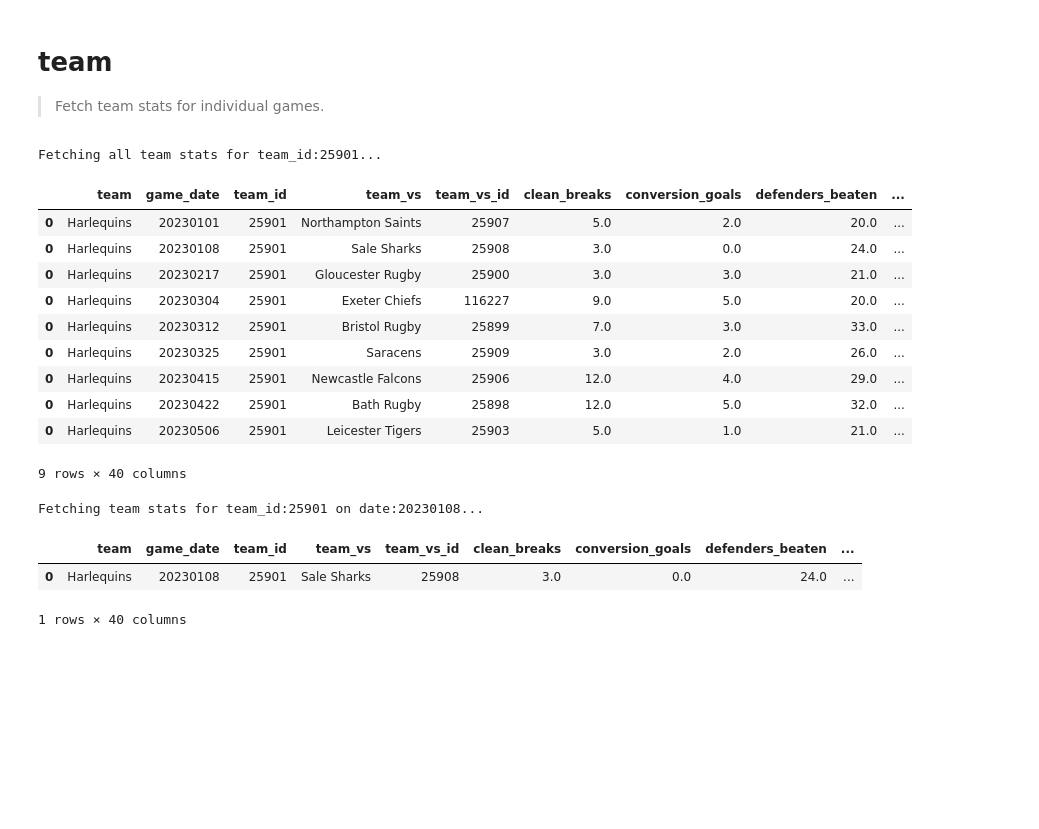
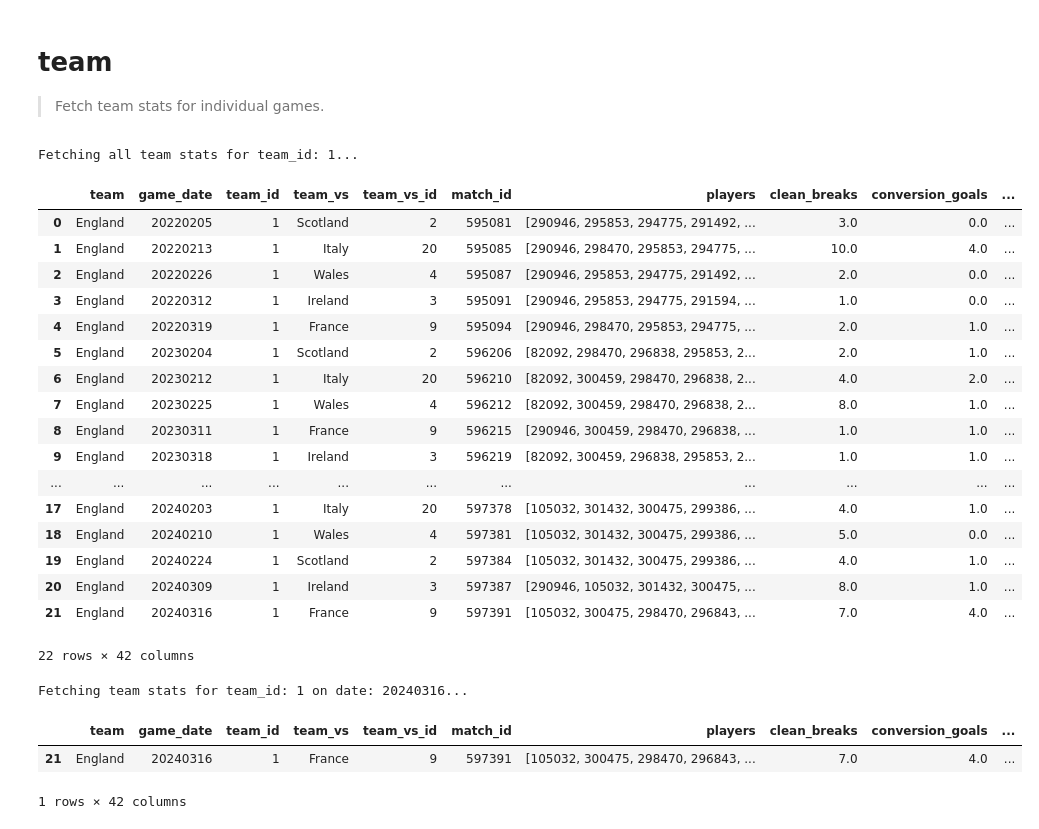
Before and after one commit to seanyboi/rugbypy, a Jupyter notebook: nbs/team.ipynb, the cells around one changed output. Drawn from its saved outputs; the diff is of its cells as text; code cells hidden in the pictures; blank space fills up the shorter version.

Commit message:
v2.0.0 of rugbypy

```diff
--- a/nbs/team.ipynb
+++ b/nbs/team.ipynb
@@ -21,52 +20,51 @@ def fetch_team_stats(team_id: str, date: typing.Optional[str] = None):
     """
     Fetches all team stats for a particular team or if a date is passed then just for a particular game
     """
-    if date:
-        print(f"Fetching team stats for team_id:{team_id} on date:{date}...")
-    else:
-        print(f"Fetching all team stats for team_id:{team_id}...")
     try:
         if date:
-            team_url = f"https://github.com/seanyboi/rugbydata/blob/main/data/team/{team_id}/{date}.parquet?raw=true"
+            print(f"Fetching team stats for team_id: {team_id} on date: {date}...")
+            team_url = f"https://github.com/seanyboi/rugbydata/blob/main/data/v2/team/{team_id}.parquet?raw=true"
             team_stats = pd.read_parquet(team_url, engine="pyarrow")
+            team_stats = team_stats.query('game_date == @date')
             return team_stats
         else:
-            team_url = (
-                f"https://github.com/seanyboi/rugbydata/blob/main/data/team/{team_id}"
-            )
-            path = requests.get(team_url)
-            urls = [
-                f"https://github.com/seanyboi/rugbydata/blob/main/{p['path']}?raw=true"
-                for p in path.json()["payload"]["tree"]["items"]
-            ]
-            team_stats = pd.concat((pd.read_parquet(u, engine="pyarrow") for u in urls))
+            print(f"Fetching all team stats for team_id: {team_id}...")
+            team_url = f"https://github.com/seanyboi/rugbydata/blob/main/data/v2/team/{team_id}.parquet?raw=true"
+            team_stats = pd.read_parquet(team_url, engine="pyarrow")
             return team_stats
     except Exception as e:
         print(
             f"No team stats for {team_id} because the team id does not exist. Please raise an issue! - {e}"
         )
 # %%
-fetch_team_stats(team_id="25901")
+fetch_team_stats(team_id="1")
 # %% [output]
-Fetching all team stats for team_id:25901...
+Fetching all team stats for team_id: 1...
-|  | team | game_date | team_id | team_vs | team_vs_id | clean_breaks | conversion_goals | defenders_beaten | ... |
-| 0 | Harlequins | 20230101 | 25901 | Northampton Saints | 25907 | 5.0 | 2.0 | 20.0 | ... |
-| 0 | Harlequins | 20230108 | 25901 | Sale Sharks | 25908 | 3.0 | 0.0 | 24.0 | ... |
-| 0 | Harlequins | 20230217 | 25901 | Gloucester Rugby | 25900 | 3.0 | 3.0 | 21.0 | ... |
-| 0 | Harlequins | 20230304 | 25901 | Exeter Chiefs | 116227 | 9.0 | 5.0 | 20.0 | ... |
-| 0 | Harlequins | 20230312 | 25901 | Bristol Rugby | 25899 | 7.0 | 3.0 | 33.0 | ... |
-| 0 | Harlequins | 20230325 | 25901 | Saracens | 25909 | 3.0 | 2.0 | 26.0 | ... |
-| 0 | Harlequins | 20230415 | 25901 | Newcastle Falcons | 25906 | 12.0 | 4.0 | 29.0 | ... |
-| 0 | Harlequins | 20230422 | 25901 | Bath Rugby | 25898 | 12.0 | 5.0 | 32.0 | ... |
-| 0 | Harlequins | 20230506 | 25901 | Leicester Tigers | 25903 | 5.0 | 1.0 | 21.0 | ... |
+|  | team | game_date | team_id | team_vs | team_vs_id | match_id | players | clean_breaks | conversion_goals | ... |
+| 0 | England | 20220205 | 1 | Scotland | 2 | 595081 | [290946, 295853, 294775, 291492, ... | 3.0 | 0.0 | ... |
+| 1 | England | 20220213 | 1 | Italy | 20 | 595085 | [290946, 298470, 295853, 294775, ... | 10.0 | 4.0 | ... |
+| 2 | England | 20220226 | 1 | Wales | 4 | 595087 | [290946, 295853, 294775, 291492, ... | 2.0 | 0.0 | ... |
+| 3 | England | 20220312 | 1 | Ireland | 3 | 595091 | [290946, 295853, 294775, 291594, ... | 1.0 | 0.0 | ... |
+| 4 | England | 20220319 | 1 | France | 9 | 595094 | [290946, 298470, 295853, 294775, ... | 2.0 | 1.0 | ... |
+| 5 | England | 20230204 | 1 | Scotland | 2 | 596206 | [82092, 298470, 296838, 295853, 2... | 2.0 | 1.0 | ... |
+| 6 | England | 20230212 | 1 | Italy | 20 | 596210 | [82092, 300459, 298470, 296838, 2... | 4.0 | 2.0 | ... |
+| 7 | England | 20230225 | 1 | Wales | 4 | 596212 | [82092, 300459, 298470, 296838, 2... | 8.0 | 1.0 | ... |
+| 8 | England | 20230311 | 1 | France | 9 | 596215 | [290946, 300459, 298470, 296838, ... | 1.0 | 1.0 | ... |
+| 9 | England | 20230318 | 1 | Ireland | 3 | 596219 | [82092, 300459, 296838, 295853, 2... | 1.0 | 1.0 | ... |
+| ... | ... | ... | ... | ... | ... | ... | ... | ... | ... | ... |
+| 17 | England | 20240203 | 1 | Italy | 20 | 597378 | [105032, 301432, 300475, 299386, ... | 4.0 | 1.0 | ... |
+| 18 | England | 20240210 | 1 | Wales | 4 | 597381 | [105032, 301432, 300475, 299386, ... | 5.0 | 0.0 | ... |
+| 19 | England | 20240224 | 1 | Scotland | 2 | 597384 | [105032, 301432, 300475, 299386, ... | 4.0 | 1.0 | ... |
+| 20 | England | 20240309 | 1 | Ireland | 3 | 597387 | [290946, 105032, 301432, 300475, ... | 8.0 | 1.0 | ... |
+| 21 | England | 20240316 | 1 | France | 9 | 597391 | [105032, 300475, 298470, 296843, ... | 7.0 | 4.0 | ... |
-9 rows × 40 columns
+22 rows × 42 columns
 # %%
-fetch_team_stats(team_id="25901", date="20230108")
+fetch_team_stats(team_id="1", date="20240316")
 # %% [output]
-Fetching team stats for team_id:25901 on date:20230108...
+Fetching team stats for team_id: 1 on date: 20240316...
-|  | team | game_date | team_id | team_vs | team_vs_id | clean_breaks | conversion_goals | defenders_beaten | ... |
-| 0 | Harlequins | 20230108 | 25901 | Sale Sharks | 25908 | 3.0 | 0.0 | 24.0 | ... |
+|  | team | game_date | team_id | team_vs | team_vs_id | match_id | players | clean_breaks | conversion_goals | ... |
+| 21 | England | 20240316 | 1 | France | 9 | 597391 | [105032, 300475, 298470, 296843, ... | 7.0 | 4.0 | ... |
-1 rows × 40 columns
+1 rows × 42 columns
 # %%
 #| hide
 import nbdev; nbdev.nbdev_export()
```
Also changed, not shown: parts of 1 cell of this notebook, 10 other files.
